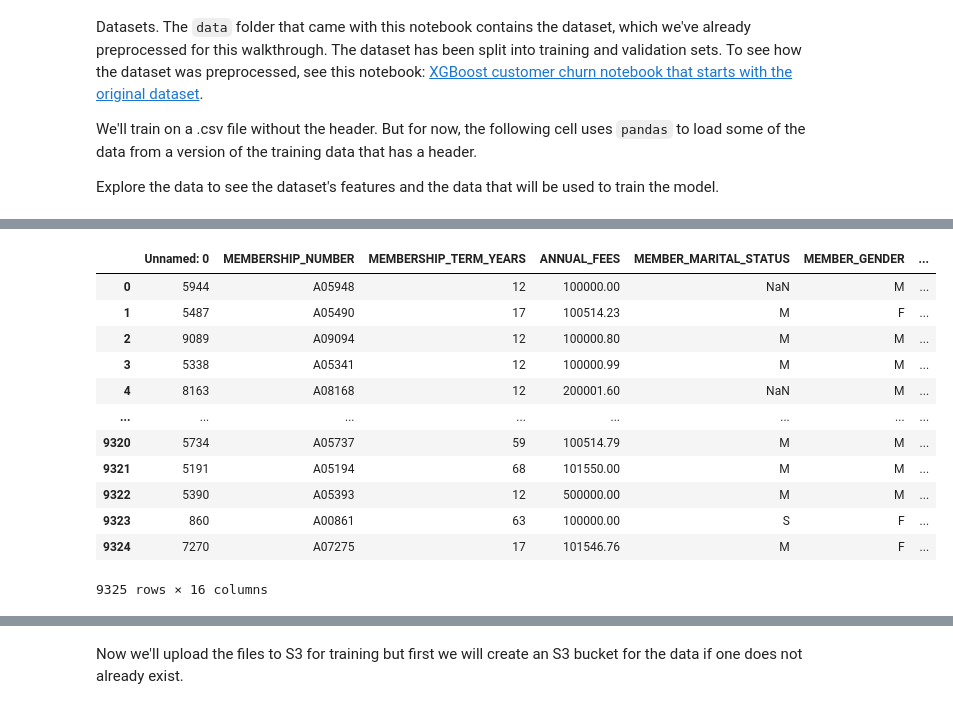
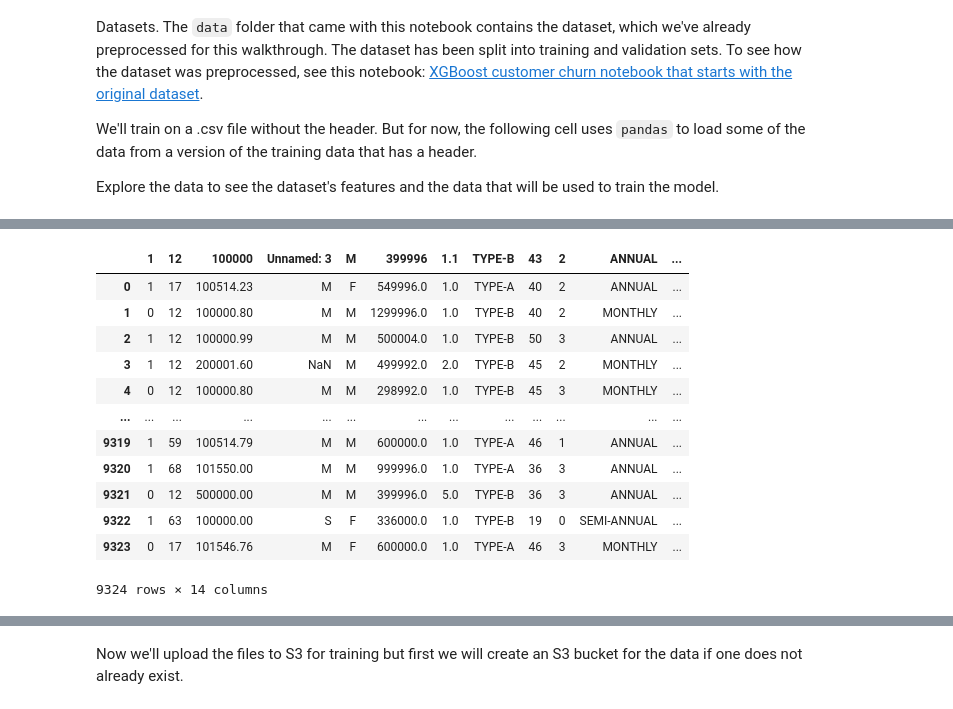
Before and after one commit to algharak/club_churn, a Jupyter notebook: xgboost_customer_churn_studio.ipynb, the cells around one changed output, grey strips where cells are left out. Cells and saved outputs as stored; diff of their text form; code cells hidden in the pictures.

```diff
--- a/xgboost_customer_churn_studio.ipynb
+++ b/xgboost_customer_churn_studio.ipynb
@@ -161,21 +137,21 @@ data
 # %%
 # Set the path we can find the data files that go with this notebook
-local_data_path = './data/club_churn_train.csv'
+local_data_path = './data/club_churn_train_cleaned.csv'
 data = pd.read_csv(local_data_path)
 pd.set_option('display.max_columns', 500)     # Make sure we can see all of the columns
 pd.set_option('display.max_rows', 10)         # Keep the output on one page
 data
 # %% [output]
-|  | Unnamed: 0 | MEMBERSHIP_NUMBER | MEMBERSHIP_TERM_YEARS | ANNUAL_FEES | MEMBER_MARITAL_STATUS | MEMBER_GENDER | ... |
-| 0 | 5944 | A05948 | 12 | 100000.00 | NaN | M | ... |
-| 1 | 5487 | A05490 | 17 | 100514.23 | M | F | ... |
-| 2 | 9089 | A09094 | 12 | 100000.80 | M | M | ... |
-| 3 | 5338 | A05341 | 12 | 100000.99 | M | M | ... |
-| 4 | 8163 | A08168 | 12 | 200001.60 | NaN | M | ... |
-| ... | ... | ... | ... | ... | ... | ... | ... |
-| 9320 | 5734 | A05737 | 59 | 100514.79 | M | M | ... |
-| 9321 | 5191 | A05194 | 68 | 101550.00 | M | M | ... |
-| 9322 | 5390 | A05393 | 12 | 500000.00 | M | M | ... |
-| 9323 | 860 | A00861 | 63 | 100000.00 | S | F | ... |
-| 9324 | 7270 | A07275 | 17 | 101546.76 | M | F | ... |
+|  | 1 | 12 | 100000 | Unnamed: 3 | M | 399996 | 1.1 | TYPE-B | 43 | 2 | ANNUAL | ... |
+| 0 | 1 | 17 | 100514.23 | M | F | 549996.0 | 1.0 | TYPE-A | 40 | 2 | ANNUAL | ... |
+| 1 | 0 | 12 | 100000.80 | M | M | 1299996.0 | 1.0 | TYPE-B | 40 | 2 | MONTHLY | ... |
+| 2 | 1 | 12 | 100000.99 | M | M | 500004.0 | 1.0 | TYPE-B | 50 | 3 | ANNUAL | ... |
+| 3 | 1 | 12 | 200001.60 | NaN | M | 499992.0 | 2.0 | TYPE-B | 45 | 2 | MONTHLY | ... |
+| 4 | 0 | 12 | 100000.80 | M | M | 298992.0 | 1.0 | TYPE-B | 45 | 3 | MONTHLY | ... |
+| ... | ... | ... | ... | ... | ... | ... | ... | ... | ... | ... | ... | ... |
+| 9319 | 1 | 59 | 100514.79 | M | M | 600000.0 | 1.0 | TYPE-A | 46 | 1 | ANNUAL | ... |
+| 9320 | 1 | 68 | 101550.00 | M | M | 999996.0 | 1.0 | TYPE-A | 36 | 3 | ANNUAL | ... |
+| 9321 | 0 | 12 | 500000.00 | M | M | 399996.0 | 5.0 | TYPE-B | 36 | 3 | ANNUAL | ... |
+| 9322 | 1 | 63 | 100000.00 | S | F | 336000.0 | 1.0 | TYPE-B | 19 | 0 | SEMI-ANNUAL | ... |
+| 9323 | 0 | 17 | 101546.76 | M | F | 600000.0 | 1.0 | TYPE-A | 46 | 3 | MONTHLY | ... |
-9325 rows × 16 columns
+9324 rows × 14 columns
```
Also changed, not shown: parts of 12 cells of this notebook.
